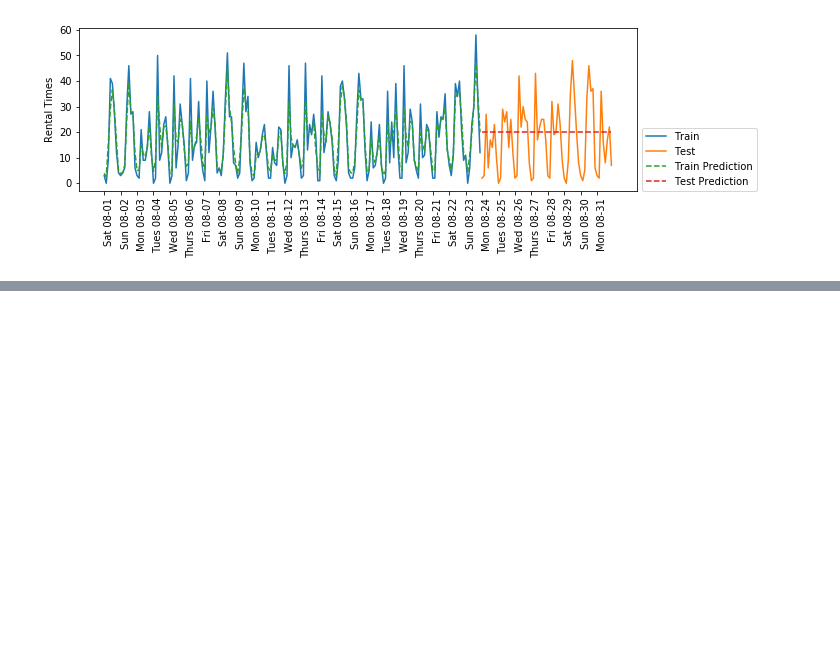
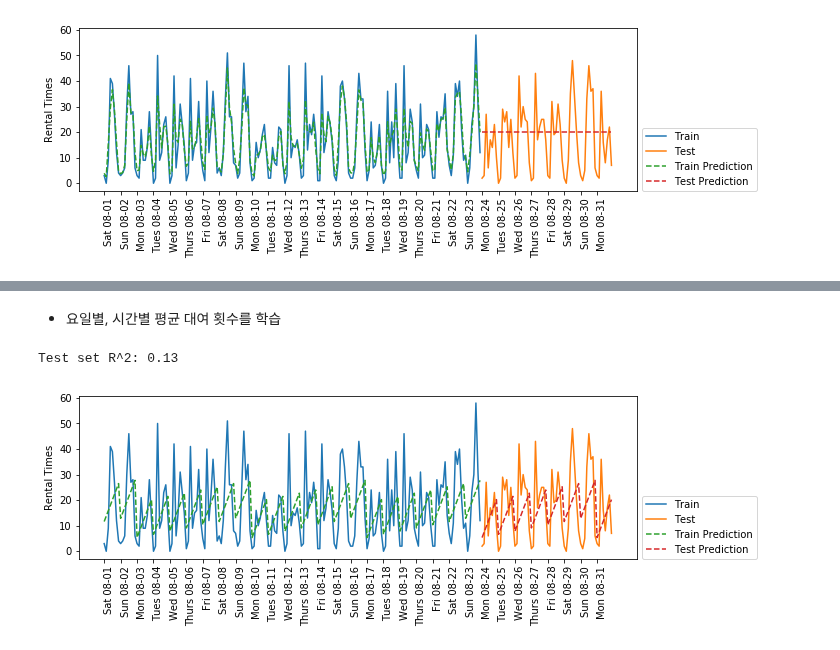
Before and after one commit to JMmmmuu/ML, a Jupyter notebook: IntroToMLwithPython/4_RepresentingData_n_EngineeringFeatures.ipynb, the cells around one changed output, grey strips where cells are left out. Cells and saved outputs as stored; diff of their text form; code cells hidden in the pictures; blank space fills up the shorter version.

```diff
--- a/IntroToMLwithPython/4_RepresentingData_n_EngineeringFeatures.ipynb
+++ b/IntroToMLwithPython/4_RepresentingData_n_EngineeringFeatures.ipynb
@@ -703,0 +727,9 @@ Test set R^2: -0.04
+# %% [markdown]
+* 요일별, 시간별 평균 대여 횟수를 학습
+# %%
+# Linear Regression 적용해봅시다!
+from sklearn.linear_model import LinearRegression
+eval_on_features(x_hour_week, y, LinearRegression())
+# %% [output]
+Test set R^2: 0.13
+[figure, added]
```
Also changed, not shown: parts of 11 cells of this notebook.
